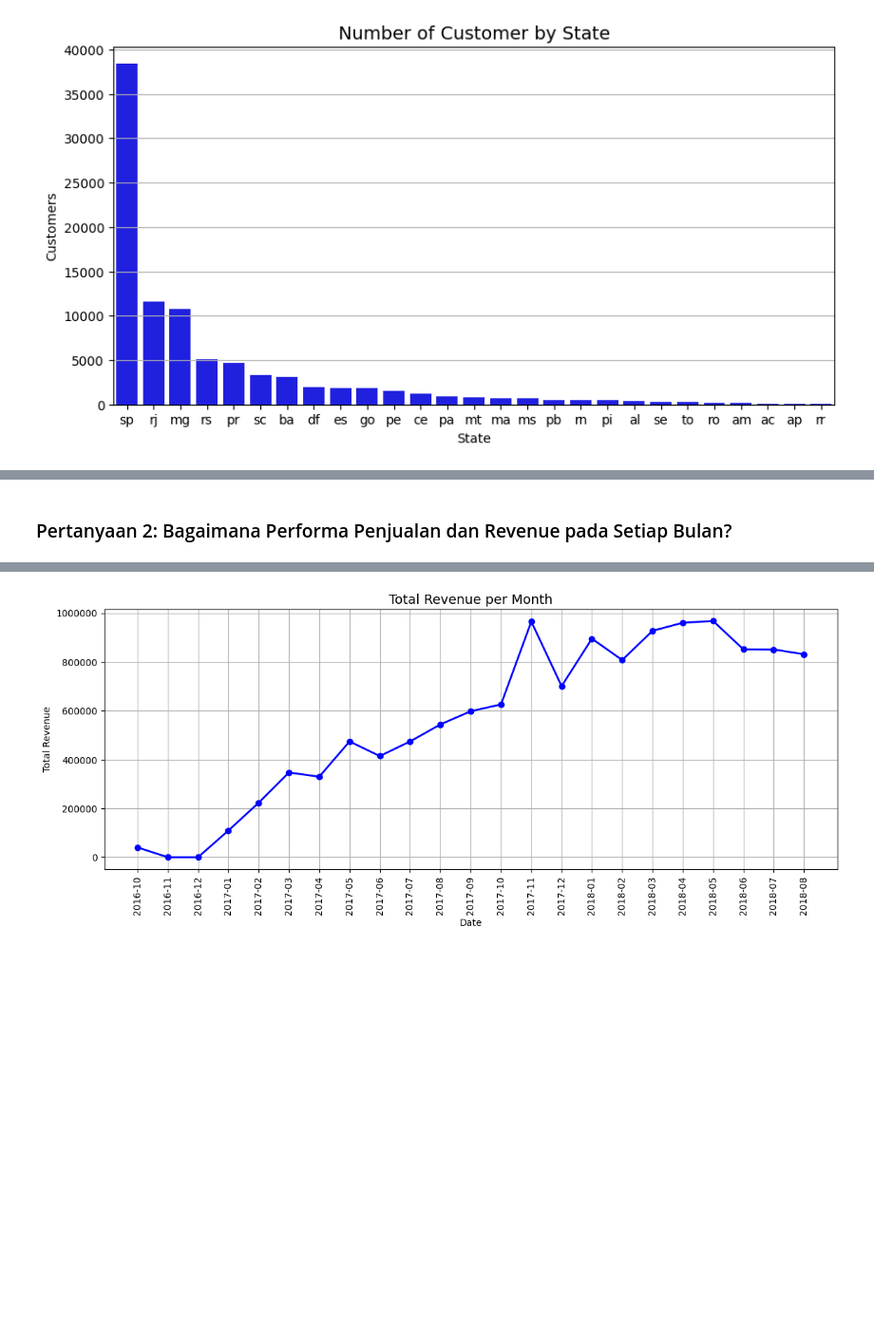
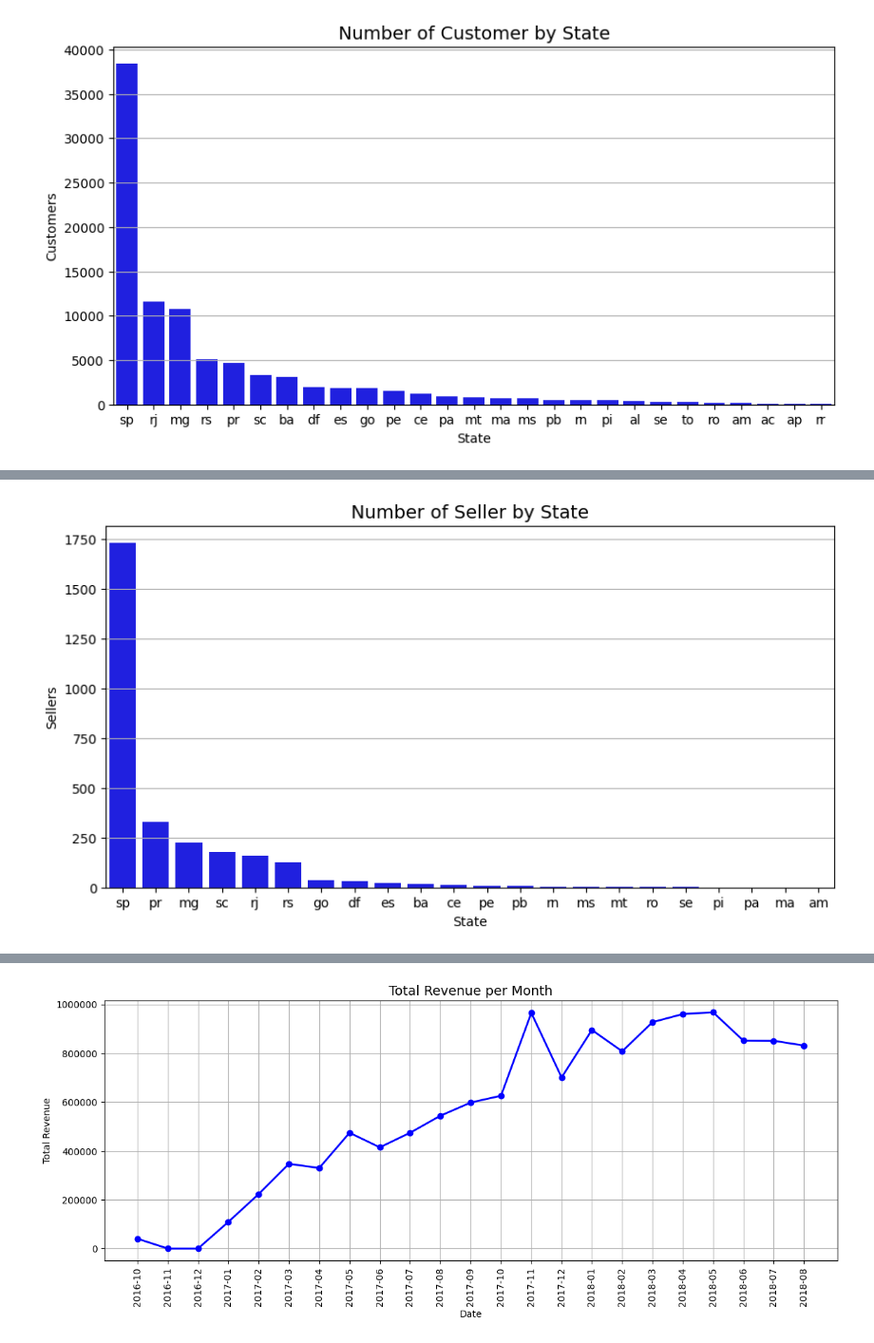
Before and after one commit to Habiburr0hman/dicoding_proyek_analisis_data, a Jupyter notebook: notebook.ipynb, the cells around one changed output, grey strips where cells are left out. Shown at 95% size. Drawn from its saved outputs; the diff is of its cells as text; code cells hidden in the pictures; blank space fills up the shorter version.

```diff
--- a/notebook.ipynb
+++ b/notebook.ipynb
@@ -704,2 +786,16 @@ plt.show()
-# %% [markdown]
-### Pertanyaan 2: Bagaimana Performa Penjualan dan Revenue pada Setiap Bulan?
+# %%
+plt.figure(figsize=(10, 5))
+
+sns.barplot(
+    x="seller_state",
+    y="seller_id",
+    data=seller_by_state_df.sort_values(by='seller_id', ascending=False),
+    color='blue'
+)
+plt.title("Number of Seller by State", loc="center", fontsize=14)
+plt.xlabel('State')
+plt.ylabel('Sellers')
+plt.grid(axis='y')
+plt.show()
+# %% [output]
+[figure, added]
```
Also changed, not shown: parts of 51 cells of this notebook, 13 other files.
